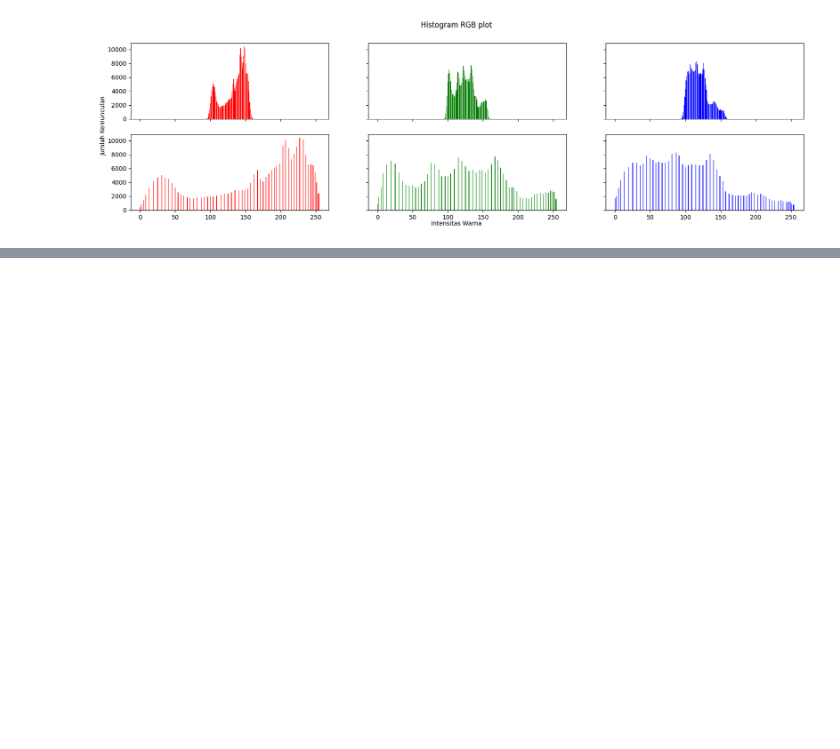
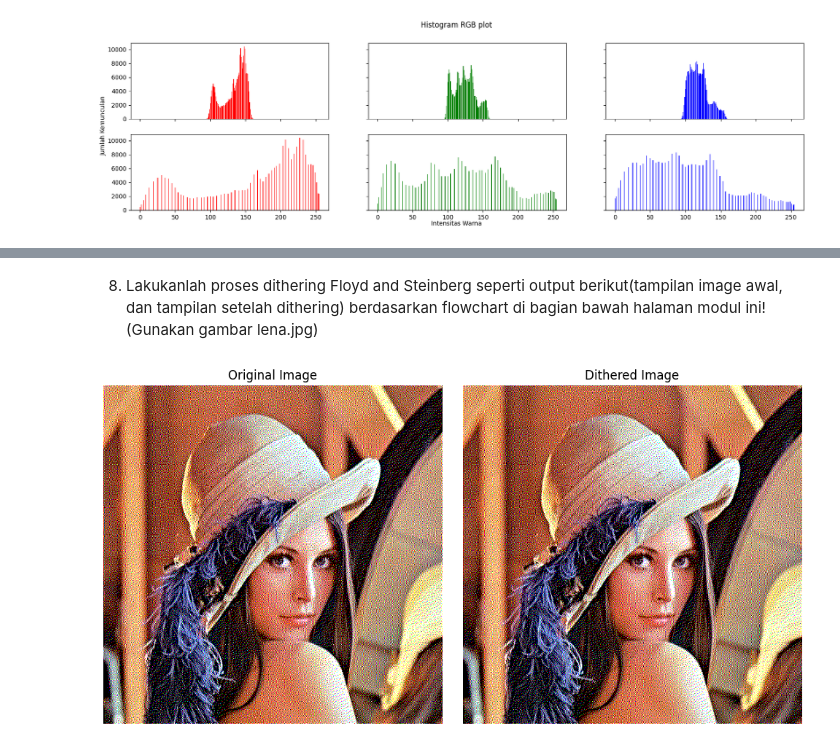
Before and after one commit to shofiaayuu/PCVK_Ganjil_2023, a Jupyter notebook: Week6.ipynb, the cells around one changed output, grey strips where cells are left out. Drawn from its saved outputs; the diff is of its cells as text; code cells hidden in the pictures; blank space fills up the shorter version.

```diff
--- a/Week6.ipynb
+++ b/Week6.ipynb
@@ -191,0 +311,70 @@ else:
+# %% [markdown]
+8. Lakukanlah proses dithering Floyd and Steinberg seperti output berikut(tampilan image awal, dan tampilan setelah dithering) berdasarkan flowchart di bagian bawah halaman modul ini! (Gunakan gambar lena.jpg)
+# %%
+# Mengimpor modul yang diperlukan
+from PIL import Image
+import matplotlib.pyplot as plt
+
+# Fungsi ini mengaplikasikan dithering pada gambar yang diberikan
+def apply_dithering(image):
+    width, height = image.size
+    for y in range(height):
+        for x in range(width):
+            old_pixel = image.getpixel((x, y))
+            new_pixel = quantize_pixel(old_pixel)
+            image.putpixel((x, y), new_pixel)
+            quant_error = calculate_quantization_error(old_pixel, new_pixel)
+            distribute_error(image, x, y, quant_error)  # Mendistribusikan kesalahan kuantisasi
+    return image
+
+def distribute_error(image, x, y, quant_error):
+    width, height = image.size
+    error_r, error_g, error_b = quant_error
+
+    # Mendistribusikan kesalahan kuantisasi sesuai dengan algoritma Floyd-Steinberg
+    if x + 1 < width:
+        distribute_pixel(image, x + 1, y, error_r * 7 / 16, error_g * 7 / 16, error_b * 7 / 16)
+    if x - 1 >= 0 and y + 1 < height:
+        distribute_pixel(image, x - 1, y + 1, error_r * 3 / 16, error_g * 3 / 16, error_b * 3 / 16)
+    if y + 1 < height:
+        distribute_pixel(image, x, y + 1, error_r * 5 / 16, error_g * 5 / 16, error_b * 5 / 16)
+    if x + 1 < width and y + 1 < height:
+        distribute_pixel(image, x + 1, y + 1, error_r * 1 / 16, error_g * 1 / 16, error_b * 1 / 16)
+
+def distribute_pixel(image, x, y, error_r, error_g, error_b):
+    pixel = image.getpixel((x, y))
+    new_pixel = (
+        int(max(0, min(255, pixel[0] + error_r))),
+        int(max(0, min(255, pixel[1] + error_g))),
+        int(max(0, min(255, pixel[2] + error_b)))
+    )
+    image.putpixel((x, y), new_pixel)
+
+
+# Mengunggah gambar input asli
+input_image_path = "/content/drive/MyDrive/PCVK_2023/Images/lena.jpg"
+input_image = Image.open(input_image_path)
+
+# Memproses gambar dengan menerapkan dithering
+output_image = apply_dithering(input_image)
+
+# Membuat tampilan gambar menggunakan Matplotlib
+plt.figure(figsize=(10, 5))
+
+# Menampilkan gambar asli
+plt.subplot(1, 2, 1)
+plt.imshow(input_image)
+plt.title('Original Image')
+plt.axis('off')
+
+# Menampilkan gambar hasil dithering
+plt.subplot(1, 2, 2)
+plt.imshow(output_image)
+plt.title('Dithered Image')
+plt.axis('off')
+
+# Menampilkan gambar-gambar tersebut
+plt.tight_layout()
+plt.show()
+# %% [output]
+[figure, added]
```
Also changed, not shown: parts of 6 cells of this notebook.
